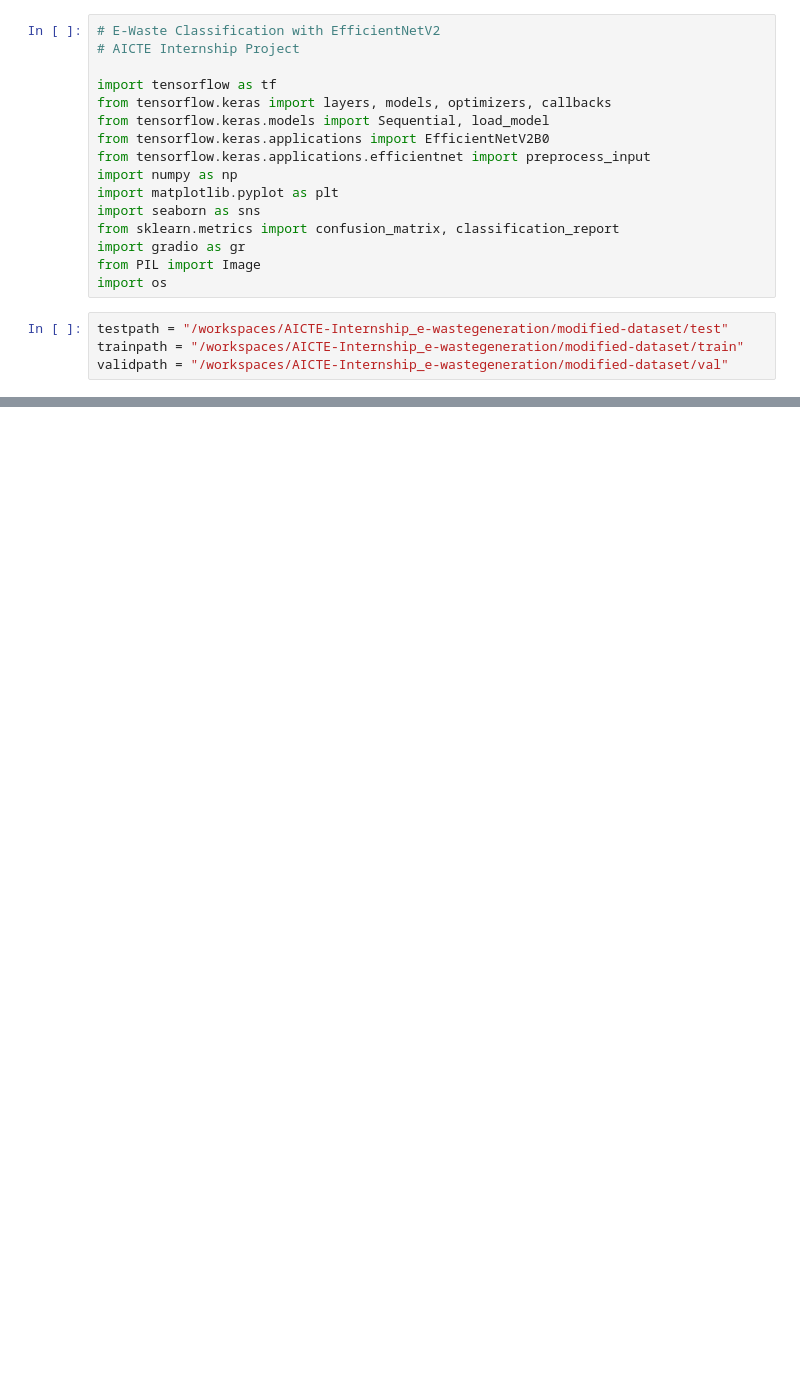
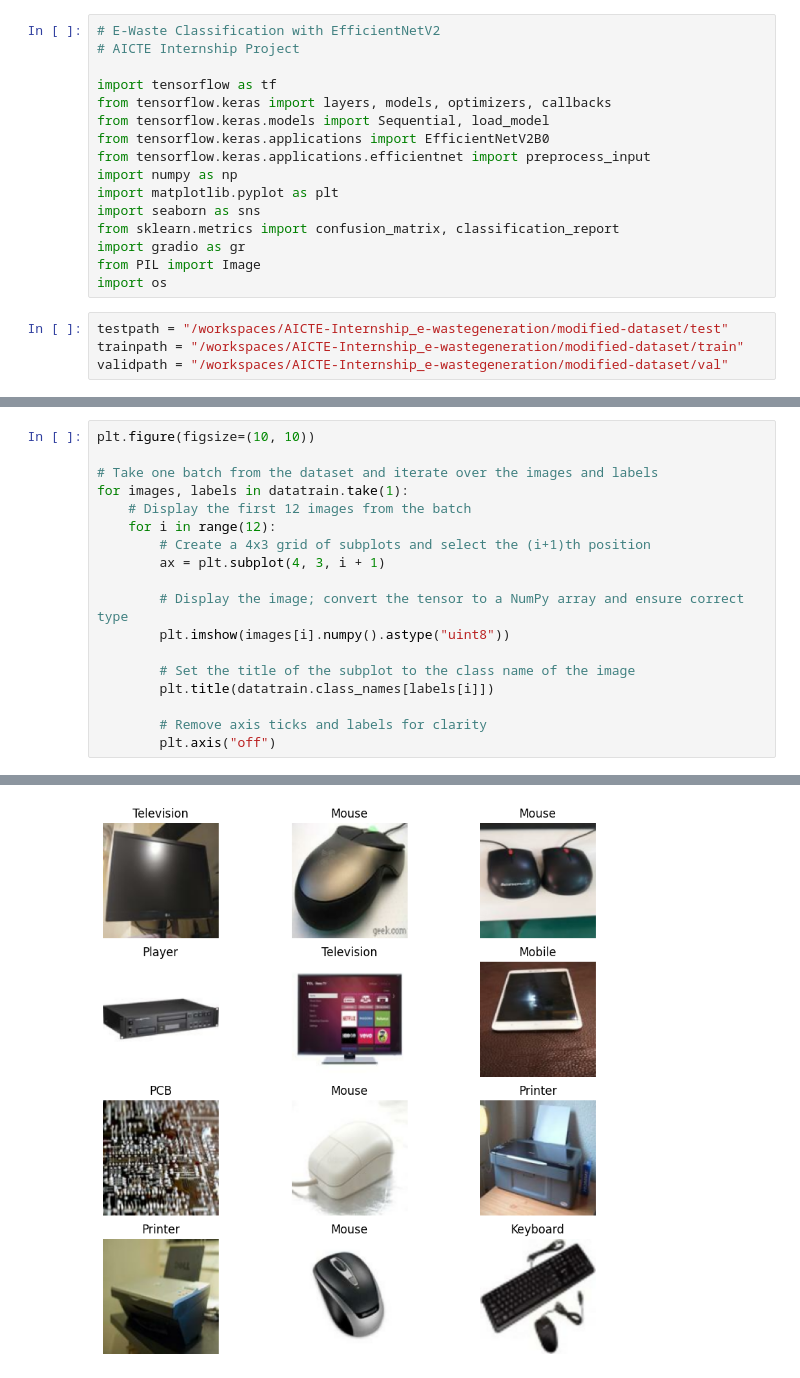
Before and after one commit to webpirates01/AICTE-Internship_e-wastegeneration, a Jupyter notebook: ewaste_classification.ipynb, the cells around one changed output, grey strips where cells are left out. Drawn from its saved outputs; the diff is of its cells as text; blank space fills up the shorter version.

```diff
--- a/ewaste_classification.ipynb
+++ b/ewaste_classification.ipynb
@@ -30,0 +58,19 @@ NotFoundError: Could not find directory /content/EWasteClassificationDataset/mod
+# %%
+plt.figure(figsize=(10, 10))
+
+# Take one batch from the dataset and iterate over the images and labels
+for images, labels in datatrain.take(1):
+    # Display the first 12 images from the batch
+    for i in range(12):
+        # Create a 4x3 grid of subplots and select the (i+1)th position
+        ax = plt.subplot(4, 3, i + 1)
+
+        # Display the image; convert the tensor to a NumPy array and ensure correct type
+        plt.imshow(images[i].numpy().astype("uint8"))
+
+        # Set the title of the subplot to the class name of the image
+        plt.title(datatrain.class_names[labels[i]])
+
+        # Remove axis ticks and labels for clarity
+        plt.axis("off")
+# %% [output]
@@ -30,0 +78 @@ NotFoundError: Could not find directory /content/EWasteClassificationDataset/mod
+[figure, added]
```
Also changed, not shown: parts of 25 cells of this notebook, 1 other file.
